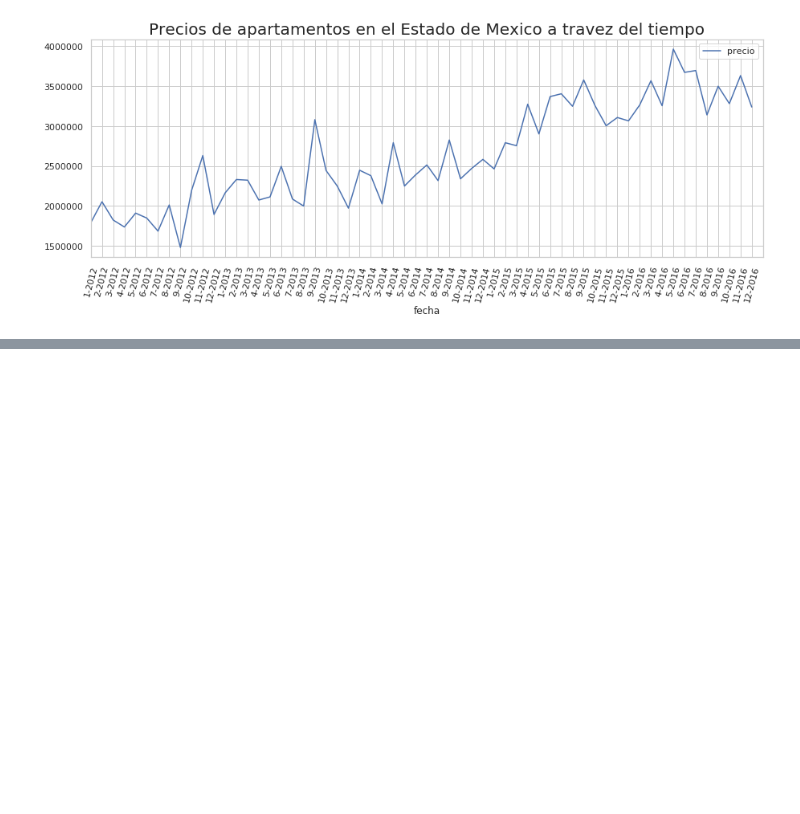
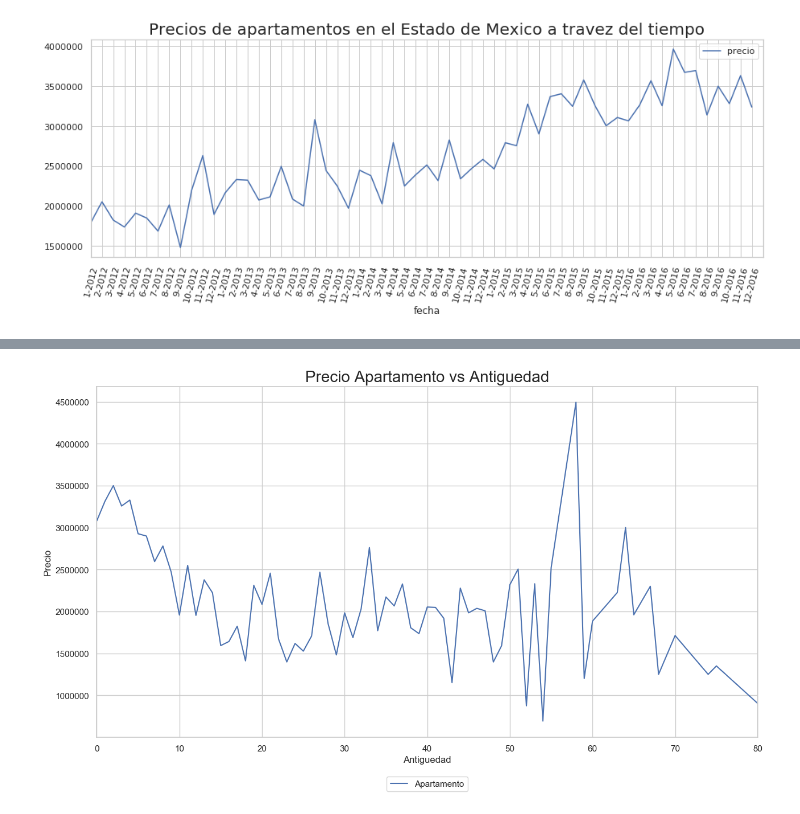
Before and after one commit to alepenaa94/Datos1-2C-2019, a Jupyter notebook: DATOS.ipynb, the cells around one changed output, grey strips where cells are left out. Cells and saved outputs as stored; diff of their text form; code cells hidden in the pictures; blank space fills up the shorter version.

```diff
--- a/DATOS.ipynb
+++ b/DATOS.ipynb
@@ -1356,0 +1401,12 @@ ax.set_title('Precios de apartamentos en el Estado de Mexico a travez del tiempo
+# %%
+df_aux = df_plot.loc[df_plot['tipodepropiedad']=='Apartamento']
+fig, ax = plt.subplots(figsize=(15,8))
+df_aux = df_aux.loc[df_aux['antiguedad']>=0]
+df_aux.groupby(['tipodepropiedad','antiguedad']).agg({'precio':'mean'})['precio'].unstack().T.plot(ax=ax)
+ax.set_title("Precio Apartamento vs Antiguedad", fontsize=20)
+ax.set_xlabel('Antiguedad',fontsize=12)
+ax.set_ylabel('Precio',fontsize=12)
+plt.ticklabel_format(style='plain', axis='y')
+lgd = ax.legend(loc=9, bbox_to_anchor=(0.5,-0.1))
+# %% [output]
+[figure, added]
```
Also changed, not shown: parts of 11 cells of this notebook.
